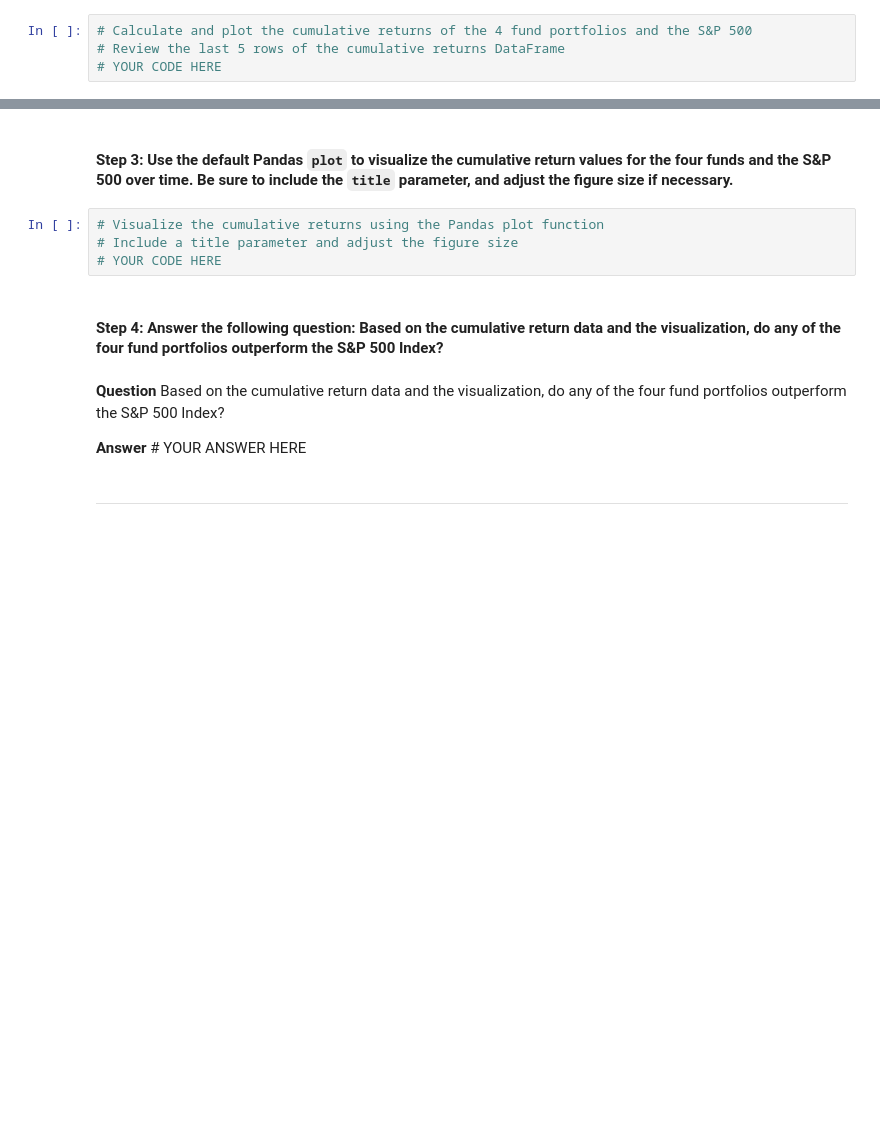
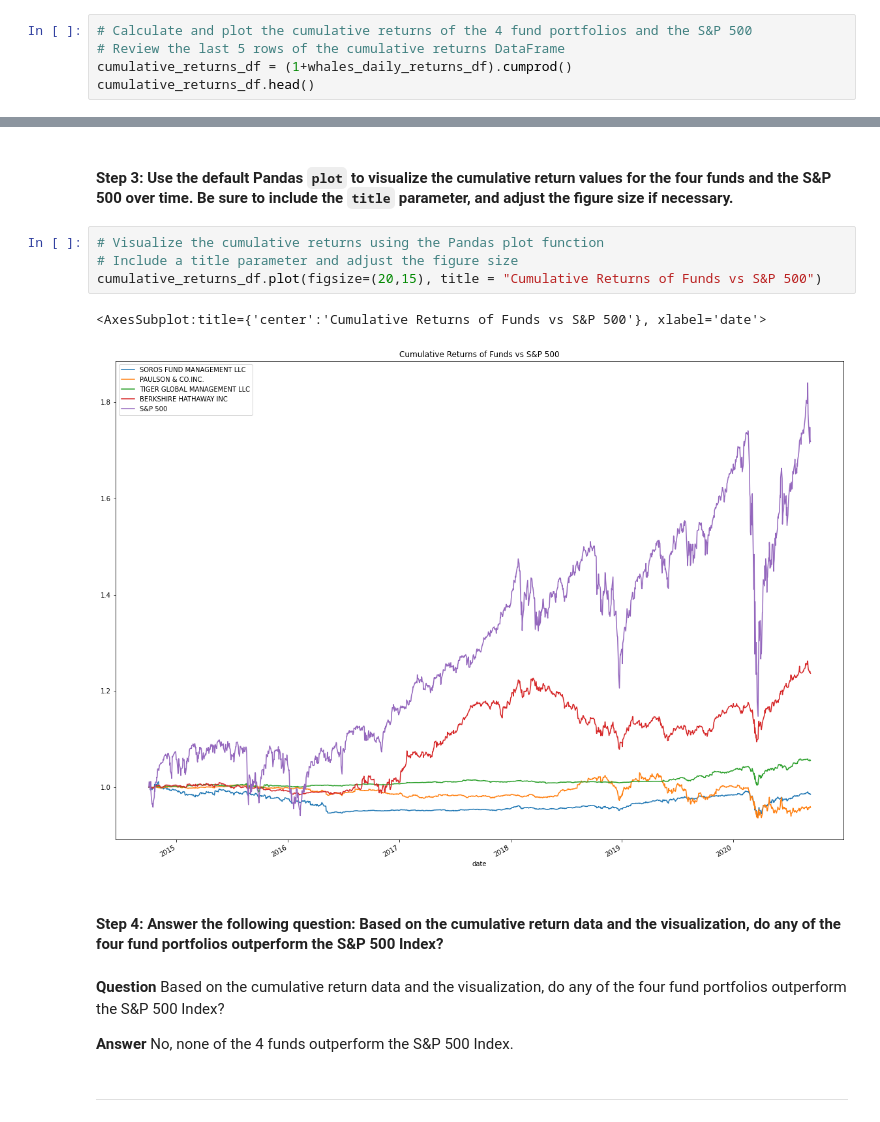
Before and after one commit to saucetech/risk-return-analysis, a Jupyter notebook: risk_return_analysis.ipynb, the cells around one changed output, grey strips where cells are left out. Drawn from its saved outputs; the diff is of its cells as text; blank space fills up the shorter version.

```diff
--- a/risk_return_analysis.ipynb
+++ b/risk_return_analysis.ipynb
@@ -160,4 +164,5 @@ Analyze the data to determine if any of the portfolios outperform the broader st
 # %%
 # Calculate and plot the cumulative returns of the 4 fund portfolios and the S&P 500
 # Review the last 5 rows of the cumulative returns DataFrame
-# YOUR CODE HERE
+cumulative_returns_df = (1+whales_daily_returns_df).cumprod()
+cumulative_returns_df.head()
@@ -166,13 +179,16 @@ Analyze the data to determine if any of the portfolios outperform the broader st
 # %%
 # Visualize the cumulative returns using the Pandas plot function
 # Include a title parameter and adjust the figure size
-# YOUR CODE HERE
+cumulative_returns_df.plot(figsize=(20,15), title = "Cumulative Returns of Funds vs S&P 500")
+# %% [output]
+<AxesSubplot:title={'center':'Cumulative Returns of Funds vs S&P 500'}, xlabel='date'>
+[figure, added]
 # %% [markdown]
 #### Step 4: Answer the following question: Based on the cumulative return data and the visualization, do any of the four fund portfolios outperform the S&P 500 Index?
 # %% [markdown]
 **Question** Based on the cumulative return data and the visualization, do any of the four fund portfolios outperform the S&P 500 Index?
 
-**Answer** # YOUR ANSWER HERE
+**Answer** No, none of the 4 funds outperform the S&P 500 Index.
 # %% [markdown]
 ---
 # %% [markdown]
```
Also changed, not shown: parts of 2 cells of this notebook.
